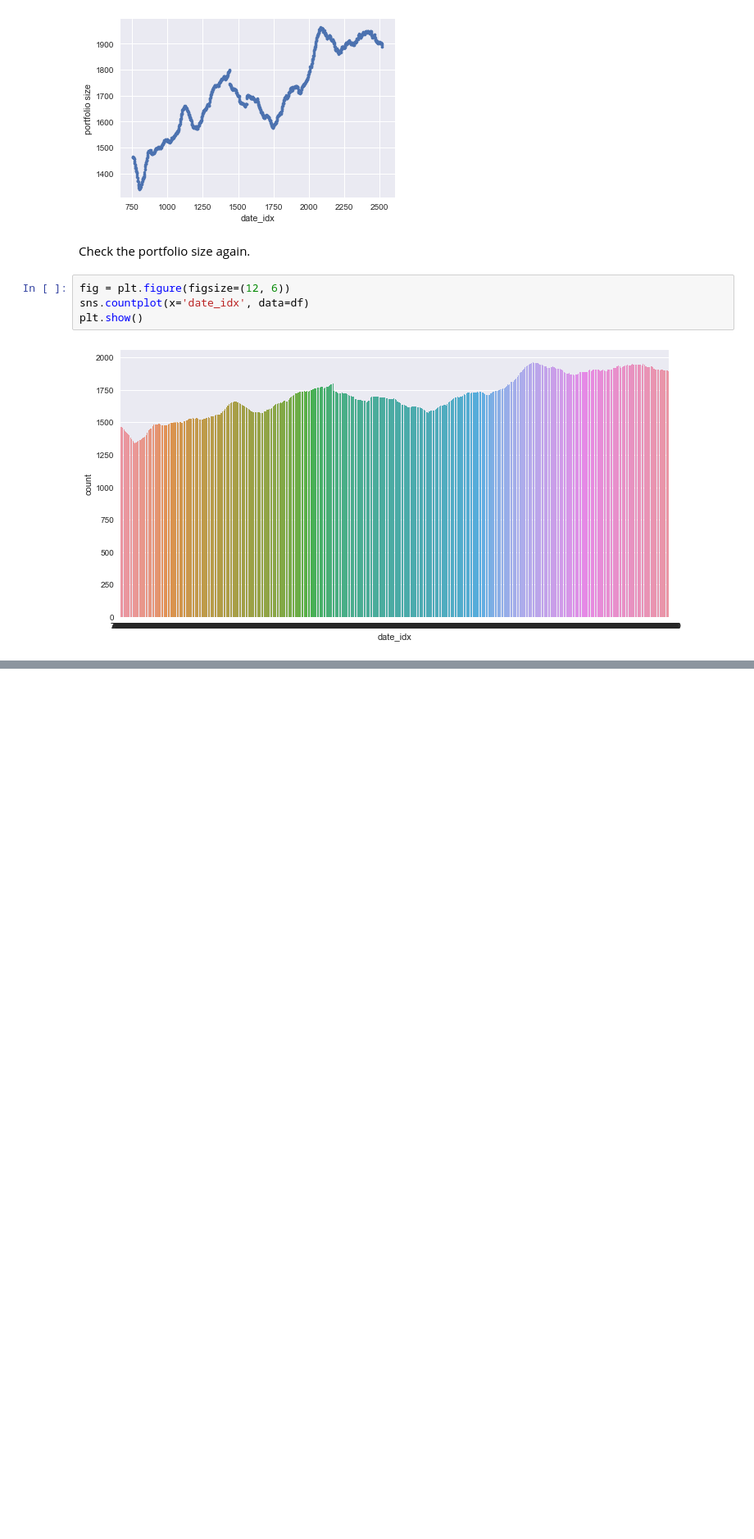
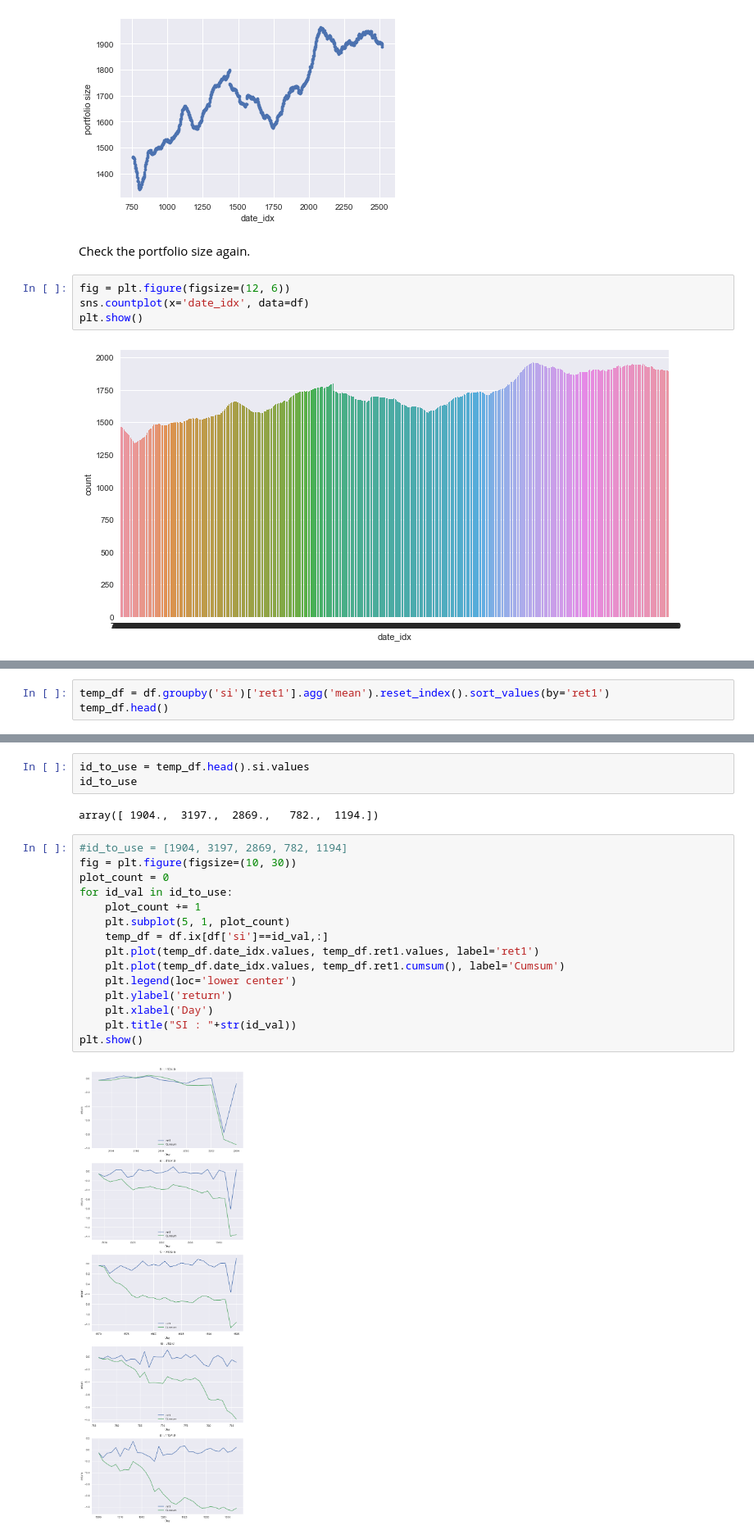
Before and after one commit to kaiyingsun/Data_Cube_Project, a Jupyter notebook: data_cube_exp1.ipynb, the cells around one changed output, grey strips where cells are left out. Shown at 82% size. Saved outputs shown, nothing was run; the diff lists cells and outputs as text; blank space fills up the shorter version.

```diff
--- a/data_cube_exp1.ipynb
+++ b/data_cube_exp1.ipynb
@@ -209,0 +241,3 @@ plt.show()
+# %%
+temp_df = df.groupby('si')['ret1'].agg('mean').reset_index().sort_values(by='ret1')
+temp_df.head()
@@ -209,0 +251,22 @@ plt.show()
+# %%
+id_to_use = temp_df.head().si.values
+id_to_use
+# %% [output]
+array([ 1904.,  3197.,  2869.,   782.,  1194.])
+# %%
+#id_to_use = [1904, 3197, 2869, 782, 1194]
+fig = plt.figure(figsize=(10, 30))
+plot_count = 0
+for id_val in id_to_use:
+    plot_count += 1
+    plt.subplot(5, 1, plot_count)
+    temp_df = df.ix[df['si']==id_val,:]
+    plt.plot(temp_df.date_idx.values, temp_df.ret1.values, label='ret1')
+    plt.plot(temp_df.date_idx.values, temp_df.ret1.cumsum(), label='Cumsum')
+    plt.legend(loc='lower center')
+    plt.ylabel('return')
+    plt.xlabel('Day')
+    plt.title("SI : "+str(id_val))
+plt.show()
+# %% [output]
+[figure, added]
```
Also changed, not shown: parts of 12 cells of this notebook.
